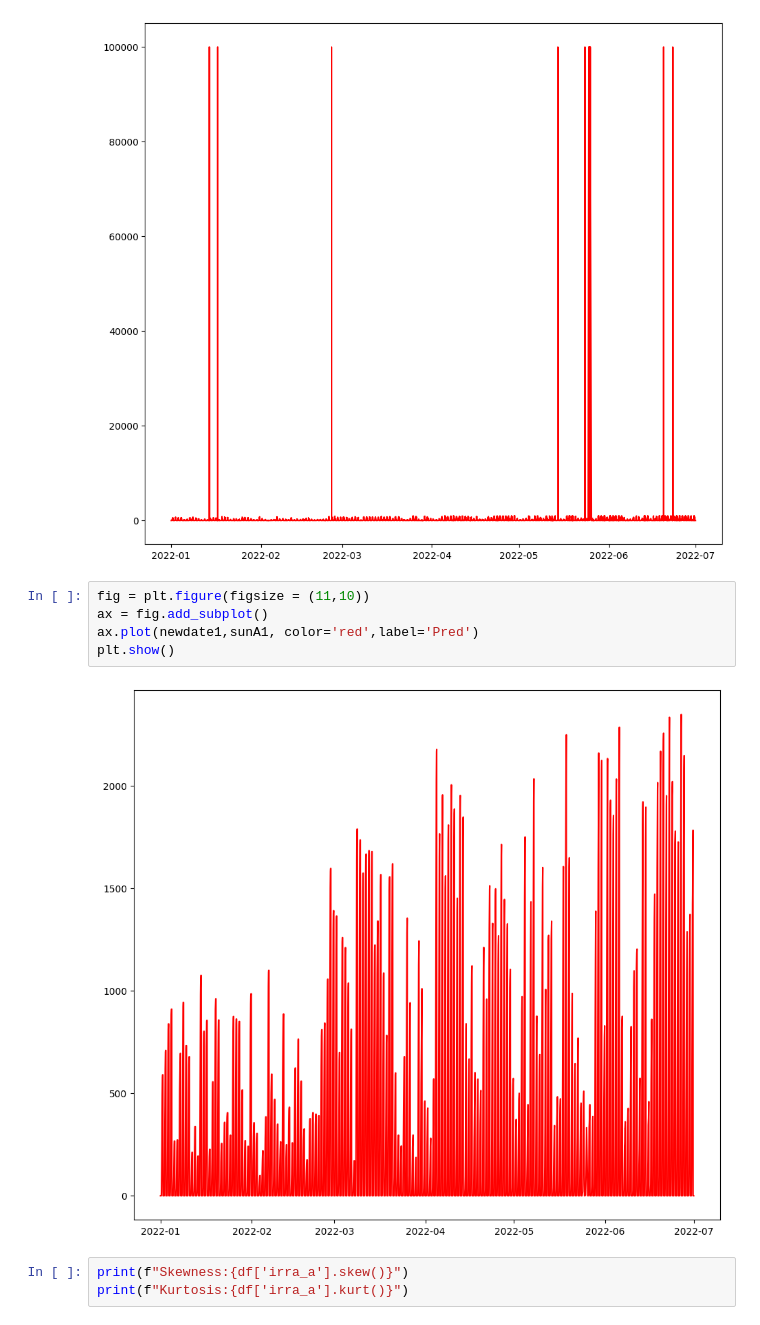
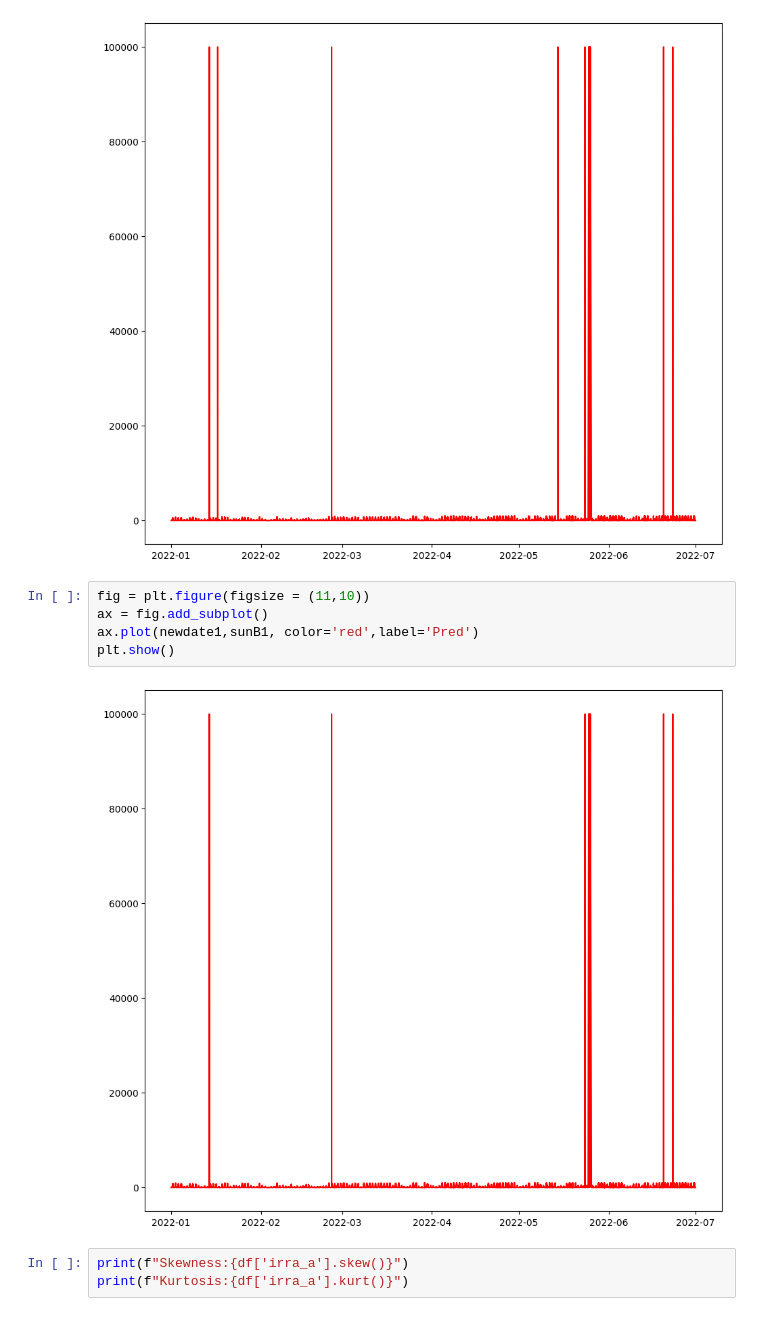
Before and after one commit to Heyhye787/Heyhye787, a Jupyter notebook: EDA.ipynb, the cells around one changed output. Cells and saved outputs as stored; diff of their text form.

```diff
--- a/EDA.ipynb
+++ b/EDA.ipynb
@@ -186,10 +183,10 @@ plt.show()
 # %%
 fig = plt.figure(figsize = (11,10))
 ax = fig.add_subplot()
-ax.plot(newdate1,sunA1, color='red',label='Pred')
+ax.plot(newdate1,sunB1, color='red',label='Pred')
 plt.show()
 # %% [output]
-[figure, old version]
+[figure, new version]
 # %%
 print(f"Skewness:{df['irra_a'].skew()}")
 print(f"Kurtosis:{df['irra_a'].kurt()}")
```
Also changed, not shown: parts of 1 cell of this notebook.
